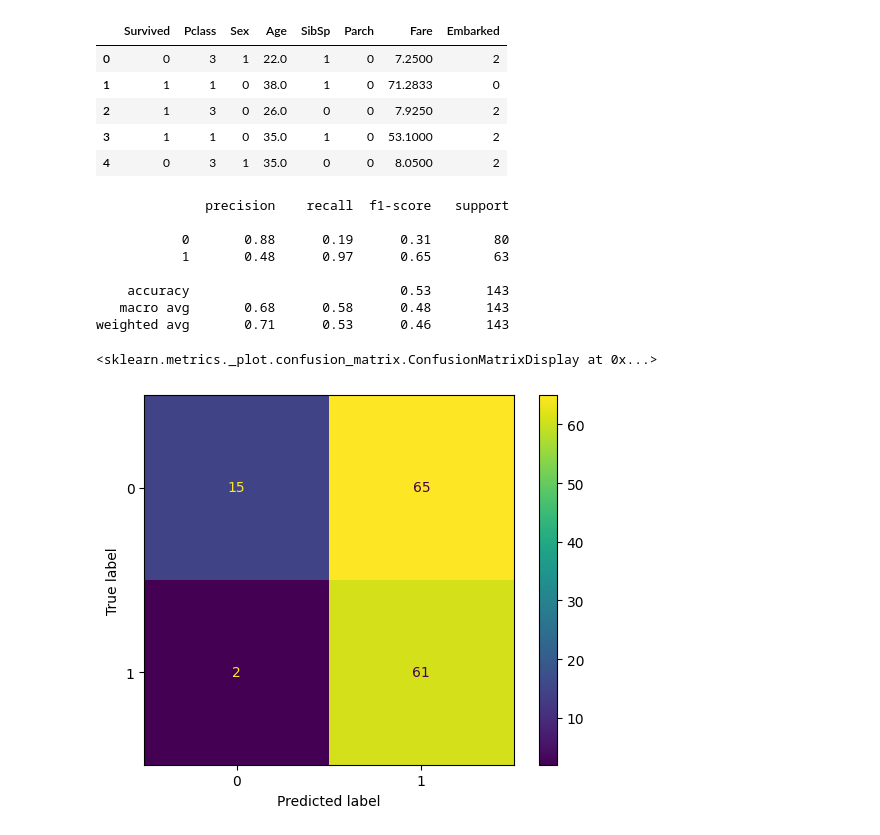
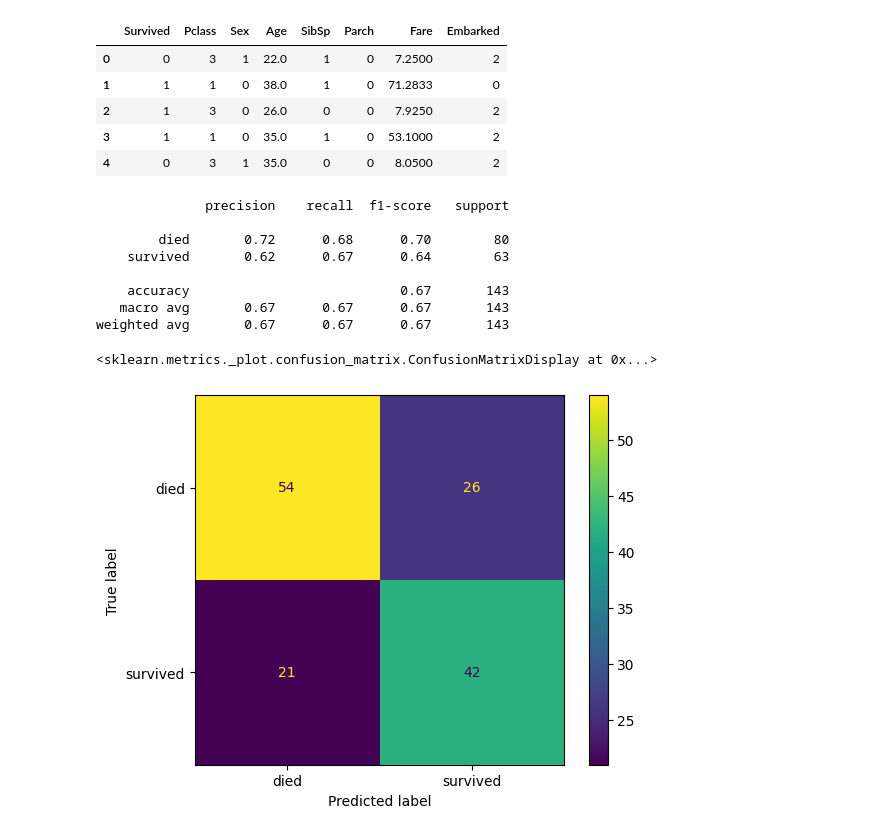
Before and after one commit to fxGRDN/ml-laby, a Jupyter notebook: list3.ipynb, the cells around one changed output. Saved outputs shown, nothing was run; the diff lists cells and outputs as text; code cells hidden in the pictures.

```diff
--- a/list3.ipynb
+++ b/list3.ipynb
@@ -306,7 +311,7 @@ class LogisticRegressionTorch:
 
     def fit(self, X, y, epochs=1000, lr=0.01):
         X_tensor = torch.tensor(X, dtype=torch.float32)
-        y_tensor = torch.tensor(y, dtype=torch.float32).view(-1, 1)
+        y_tensor = torch.tensor(y, dtype=torch.float32)
 
         n_samples, n_features = X_tensor.shape
         self.model = torch.nn.Linear(n_features, 1)
@@ -320,7 +325,7 @@ class LogisticRegressionTorch:
         for _ in range(epochs):
             self.model.train()
             optimizer.zero_grad()
-            outputs = self.model(X_tensor)
+            outputs = self.model(X_tensor).squeeze(1)
             loss = criterion(outputs, y_tensor)
             loss.backward()
             optimizer.step()
@@ -352,29 +357,26 @@ df.head()
 | 4 | 0 | 3 | 1 | 35.0 | 0 | 0 | 8.0500 | 2 |
 # %%
 X_train, X_test, y_train, y_test = train_test_split(
-    df.drop(columns=['Survived']),
-    df['Survived'],
-    test_size=0.2,
-    random_state=42
+    df.drop(columns=["Survived"]), df["Survived"], test_size=0.2, random_state=42
 )
 # %%
 logistic_model = LogisticRegressionTorch()
-logistic_model.fit(X_train.values, y_train.values, epochs=2000, lr=0.01)
+logistic_model.fit(X_train.values, y_train.values, epochs=30, lr=3e-4)
 y_pred_probs = logistic_model.predict(X_test.values)
 y_pred = (y_pred_probs >= 0.5).astype(int)
 
-print(classification_report(y_test, y_pred))
+print(classification_report(y_test, y_pred, target_names=["died", "survived"]))
 # %% [output]
               precision    recall  f1-score   support
 
-           0       0.88      0.19      0.31        80
-           1       0.48      0.97      0.65        63
+        died       0.72      0.68      0.70        80
+    survived       0.62      0.67      0.64        63
 
-    accuracy                           0.53       143
-   macro avg       0.68      0.58      0.48       143
-weighted avg       0.71      0.53      0.46       143
+    accuracy                           0.67       143
+   macro avg       0.67      0.67      0.67       143
+weighted avg       0.67      0.67      0.67       143
 # %%
-ConfusionMatrixDisplay(confusion_matrix(y_test, y_pred)).plot()
+ConfusionMatrixDisplay(confusion_matrix(y_test, y_pred), display_labels=["died", "survived"]).plot()
 # %% [output]
 <sklearn.metrics._plot.confusion_matrix.ConfusionMatrixDisplay at 0x...>
-[figure, old version]
+[figure, new version]
```
Also changed, not shown: parts of 16 cells of this notebook, 3 other files.
